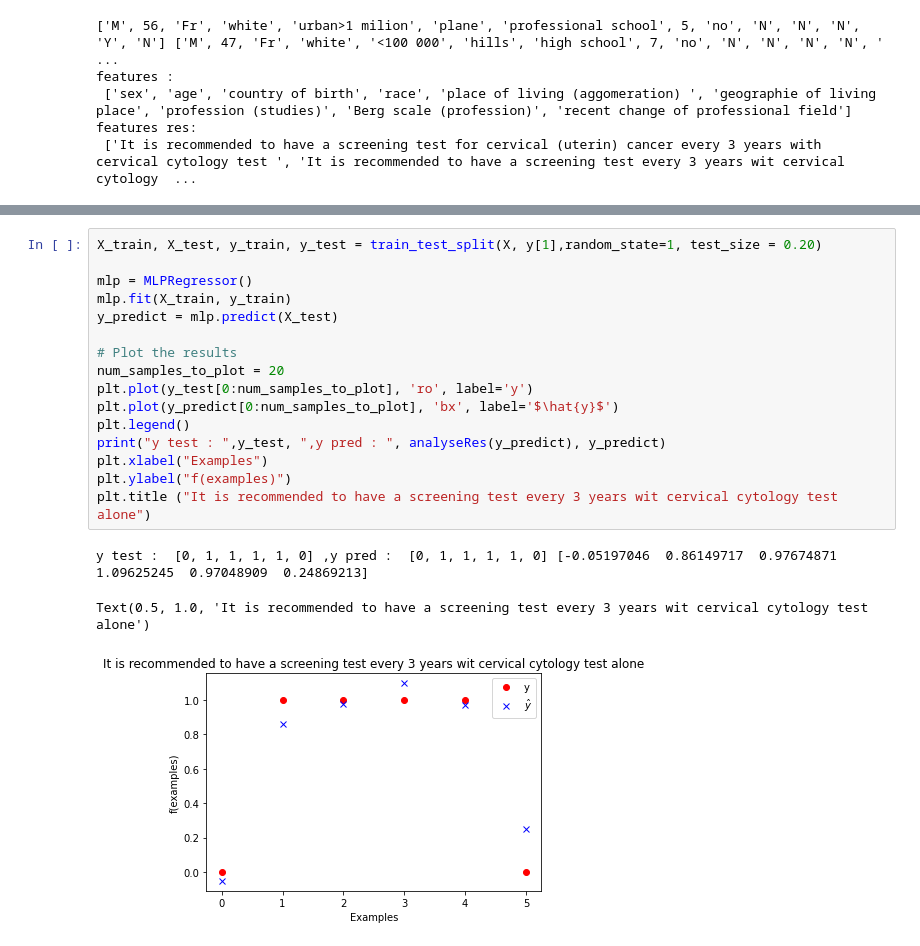
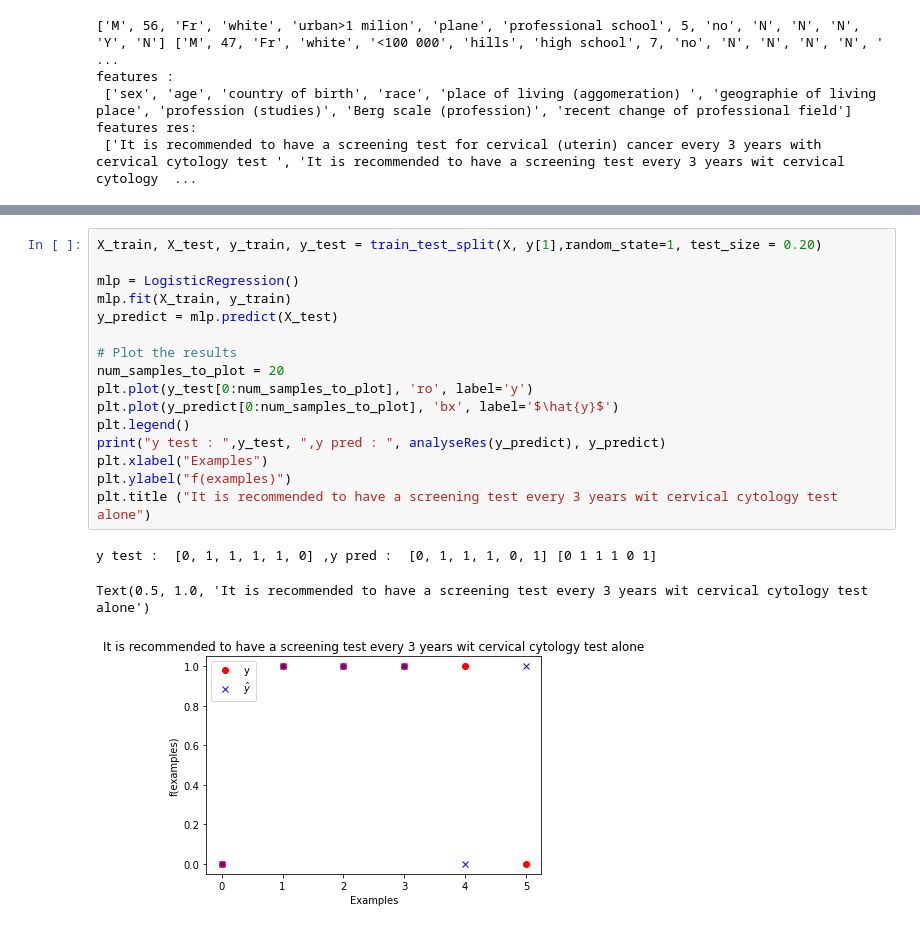
Before and after one commit to Kongzibapt/Sanometer, a Jupyter notebook: IA_sano.ipynb, the cells around one changed output, grey strips where cells are left out. Drawn from its saved outputs; the diff is of its cells as text.

```diff
--- a/IA_sano.ipynb
+++ b/IA_sano.ipynb
@@ -281,23 +283,23 @@ Text(0.5, 1.0, 'It is recommended to have a screening test for cervical (uterin)
 # %%
 X_train, X_test, y_train, y_test = train_test_split(X, y[1],random_state=1, test_size = 0.20)
 
-mlp = MLPRegressor()
+mlp = LogisticRegression()
 mlp.fit(X_train, y_train)
 y_predict = mlp.predict(X_test)
 
 # Plot the results
 num_samples_to_plot = 20
 plt.plot(y_test[0:num_samples_to_plot], 'ro', label='y')
 plt.plot(y_predict[0:num_samples_to_plot], 'bx', label='$\hat{y}$')
 plt.legend()
 print("y test : ",y_test, ",y pred : ", analyseRes(y_predict), y_predict)
 plt.xlabel("Examples")
 plt.ylabel("f(examples)")
 plt.title ("It is recommended to have a screening test every 3 years wit cervical cytology test alone")
 # %% [output]
-y test :  [0, 1, 1, 1, 1, 0] ,y pred :  [0, 1, 1, 1, 1, 0] [-0.05197046  0.86149717  0.97674871  1.09625245  0.97048909  0.24869213]
+y test :  [0, 1, 1, 1, 1, 0] ,y pred :  [0, 1, 1, 1, 0, 1] [0 1 1 1 0 1]
 Text(0.5, 1.0, 'It is recommended to have a screening test every 3 years wit cervical cytology test alone')
-[figure, old version]
+[figure, new version]
 # %%
 X_train, X_test, y_train, y_test = train_test_split(X, y[2],random_state=1, test_size = 0.20)
 
```
Also changed, not shown: parts of 11 cells of this notebook, 1 other file.
